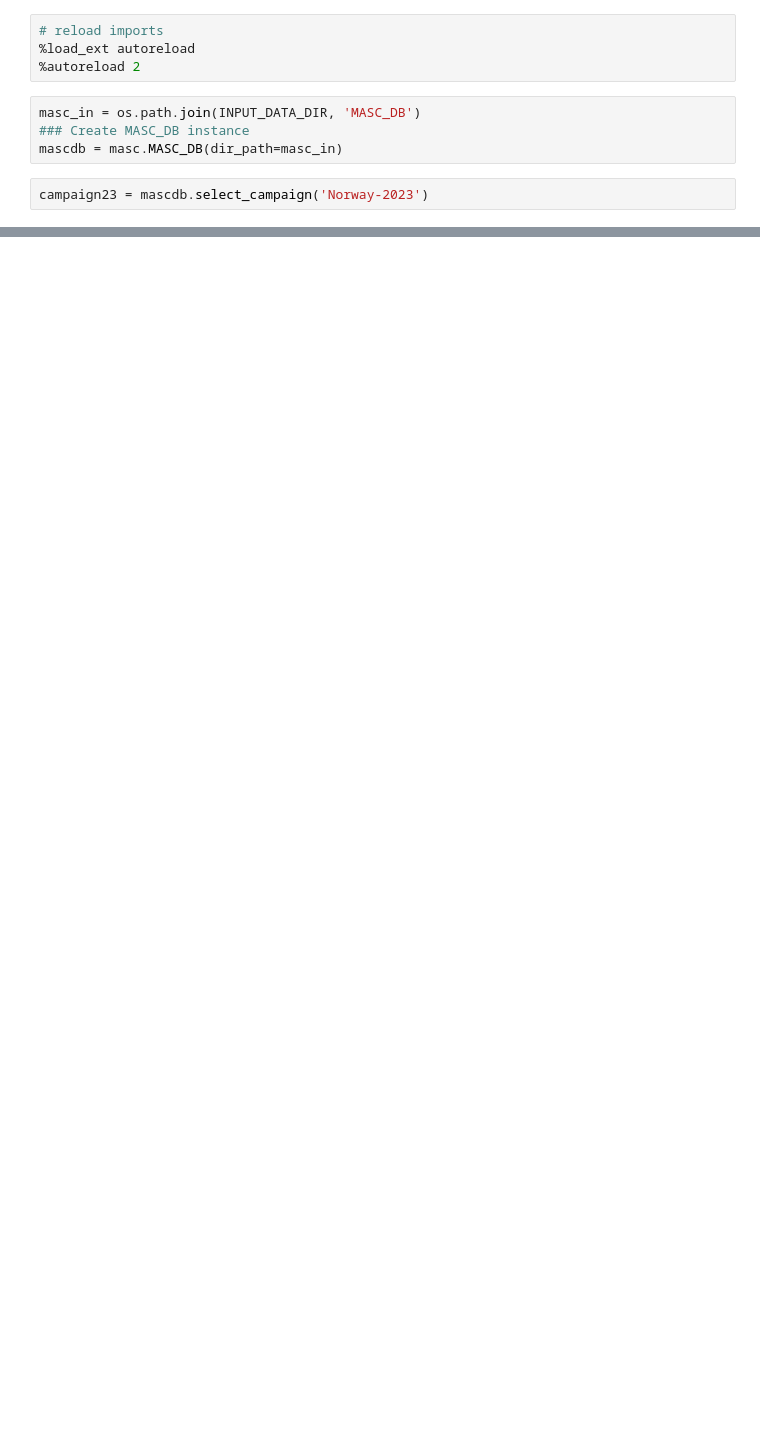
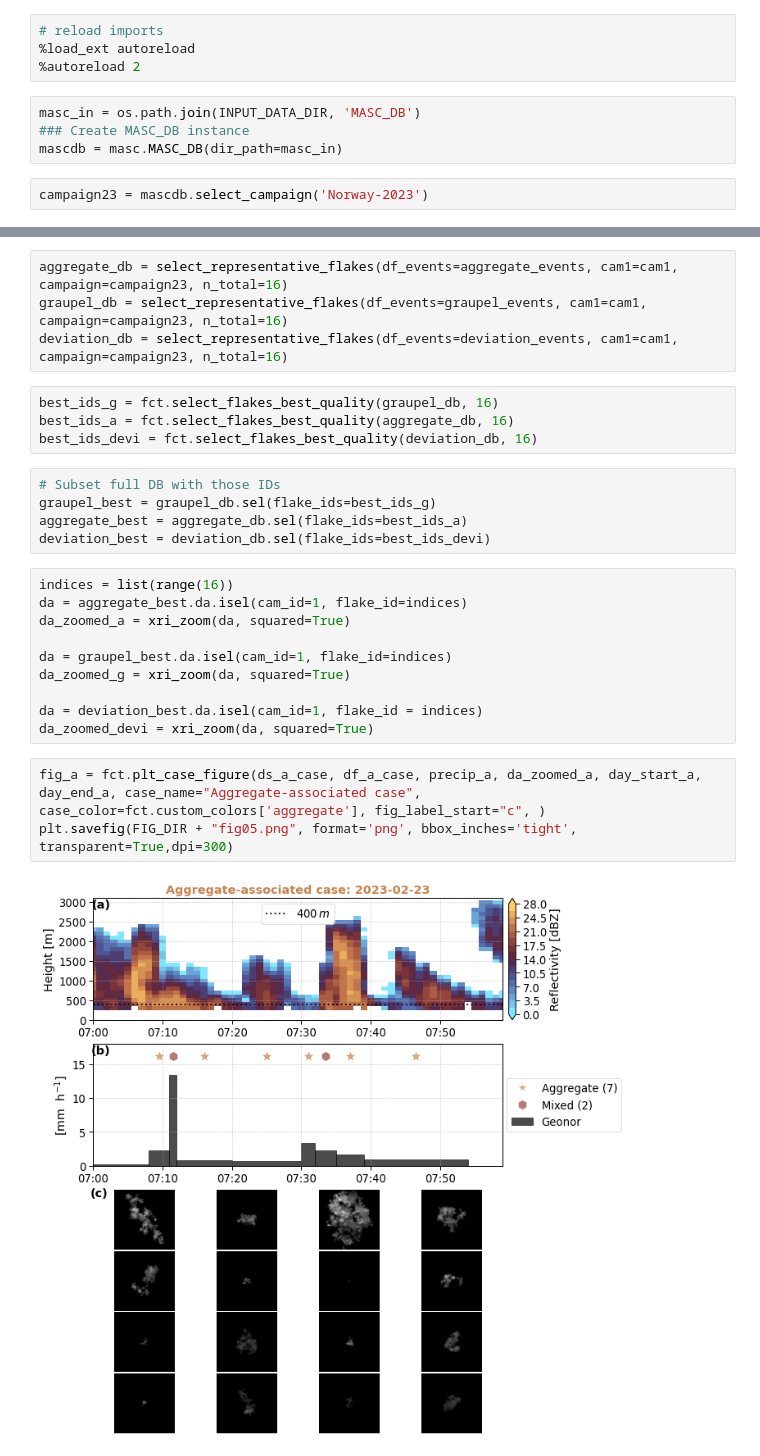
Before and after one commit to franzihe/retrieval_analysis, a Jupyter notebook: work/MASCDB/plot_triplet.ipynb, the cells around one changed output, grey strips where cells are left out. Drawn from its saved outputs; the diff is of its cells as text; blank space fills up the shorter version.

```diff
--- a/work/MASCDB/plot_triplet.ipynb
+++ b/work/MASCDB/plot_triplet.ipynb
@@ -69,0 +371,28 @@ mask = (
+# %%
+aggregate_db = select_representative_flakes(df_events=aggregate_events, cam1=cam1, campaign=campaign23, n_total=16)
+graupel_db = select_representative_flakes(df_events=graupel_events, cam1=cam1, campaign=campaign23, n_total=16)
+deviation_db = select_representative_flakes(df_events=deviation_events, cam1=cam1, campaign=campaign23, n_total=16)
+# %%
+best_ids_g = fct.select_flakes_best_quality(graupel_db, 16)
+best_ids_a = fct.select_flakes_best_quality(aggregate_db, 16)
+best_ids_devi = fct.select_flakes_best_quality(deviation_db, 16)
+# %%
+# Subset full DB with those IDs
+graupel_best = graupel_db.sel(flake_ids=best_ids_g)
+aggregate_best = aggregate_db.sel(flake_ids=best_ids_a)
+deviation_best = deviation_db.sel(flake_ids=best_ids_devi)
+# %%
+indices = list(range(16))
+da = aggregate_best.da.isel(cam_id=1, flake_id=indices)
+da_zoomed_a = xri_zoom(da, squared=True)
+
+da = graupel_best.da.isel(cam_id=1, flake_id=indices)
+da_zoomed_g = xri_zoom(da, squared=True)
+
+da = deviation_best.da.isel(cam_id=1, flake_id = indices)
+da_zoomed_devi = xri_zoom(da, squared=True)
+# %%
+fig_a = fct.plt_case_figure(ds_a_case, df_a_case, precip_a, da_zoomed_a, day_start_a, day_end_a, case_name="Aggregate-associated case", case_color=fct.custom_colors['aggregate'], fig_label_start="c", )
+plt.savefig(FIG_DIR + "fig05.png", format='png', bbox_inches='tight', transparent=True,dpi=300)
+# %% [output]
+[figure, added]
```
Also changed, not shown: parts of 58 cells of this notebook, 10 other files.
